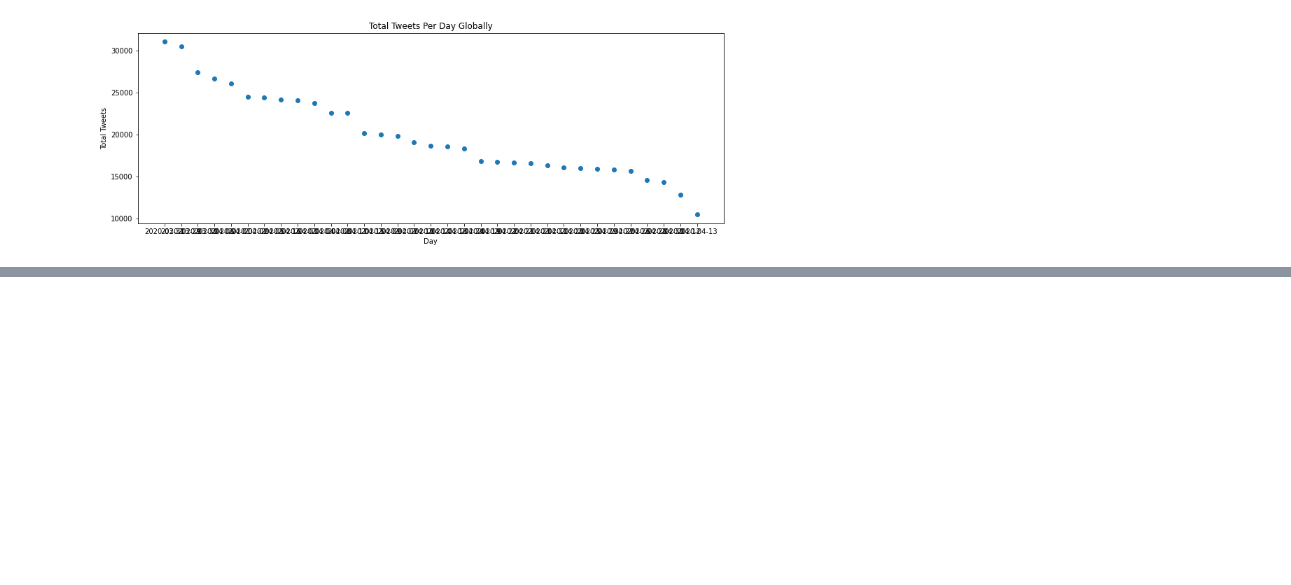
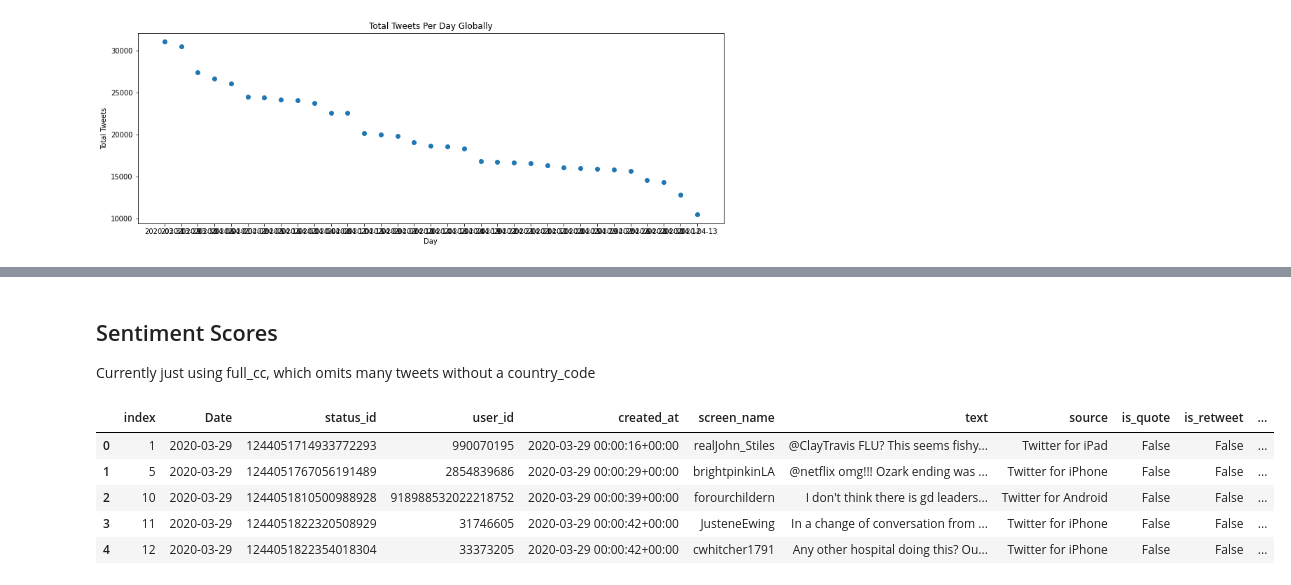
Before and after one commit to adrielk/Covid19-ML-and-Analysis, a Jupyter notebook: Covid-19 and Sentiment.ipynb, the cells around one changed output, grey strips where cells are left out. Cells and saved outputs as stored; diff of their text form; code cells hidden in the pictures; blank space fills up the shorter version.

```diff
--- a/Covid-19 and Sentiment.ipynb
+++ b/Covid-19 and Sentiment.ipynb
@@ -371,0 +399,4 @@ https://textblob.readthedocs.io/en/dev/
+# %% [markdown]
+## Sentiment Scores
+
+Currently just using full_cc, which omits many tweets without a country_code
@@ -371,0 +407,10 @@ https://textblob.readthedocs.io/en/dev/
+# %%
+full_cc_en = full_cc.loc[(full_cc['lang'] == 'en')].drop(['index','level_0'],axis = 1).reset_index()
+full_cc_en.head()#only English tweets that have a country code
+# %% [output]
+|  | index | Date | status_id | user_id | created_at | screen_name | text | source | is_quote | is_retweet | ... |
+| 0 | 1 | 2020-03-29 | 1244051714933772293 | 990070195 | 2020-03-29 00:00:16+00:00 | realJohn_Stiles | @ClayTravis FLU? This seems fishy... | Twitter for iPad | False | False | ... |
+| 1 | 5 | 2020-03-29 | 1244051767056191489 | 2854839686 | 2020-03-29 00:00:29+00:00 | brightpinkinLA | @netflix omg!!! Ozark ending was ... | Twitter for iPhone | False | False | ... |
+| 2 | 10 | 2020-03-29 | 1244051810500988928 | 918988532022218752 | 2020-03-29 00:00:39+00:00 | forourchildern | I don't think there is gd leaders... | Twitter for Android | False | False | ... |
+| 3 | 11 | 2020-03-29 | 1244051822320508929 | 31746605 | 2020-03-29 00:00:42+00:00 | JusteneEwing | In a change of conversation from ... | Twitter for iPhone | False | False | ... |
+| 4 | 12 | 2020-03-29 | 1244051822354018304 | 33373205 | 2020-03-29 00:00:42+00:00 | cwhitcher1791 | Any other hospital doing this? Ou... | Twitter for iPhone | False | False | ... |
```
Also changed, not shown: parts of 46 cells of this notebook.
